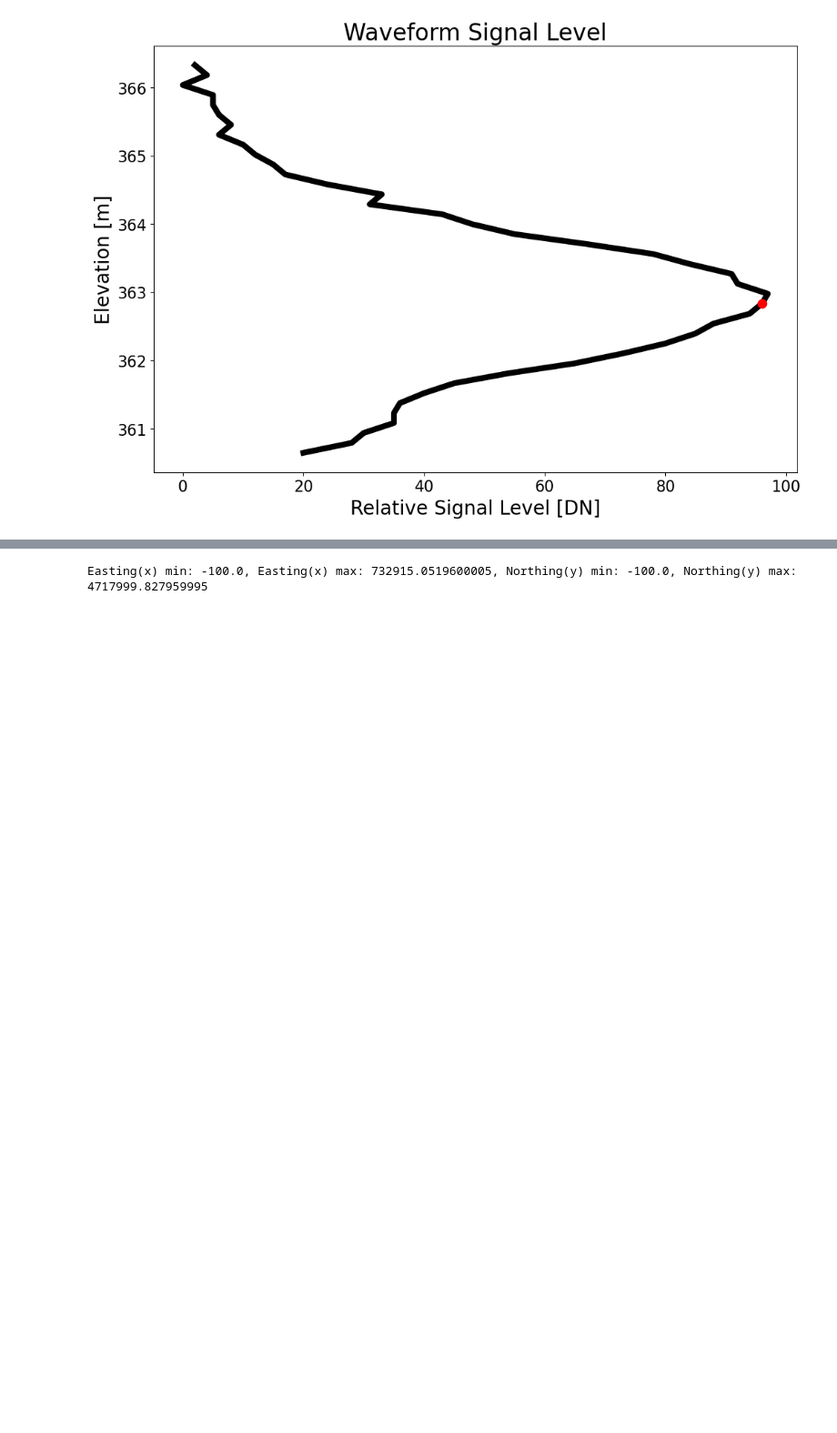
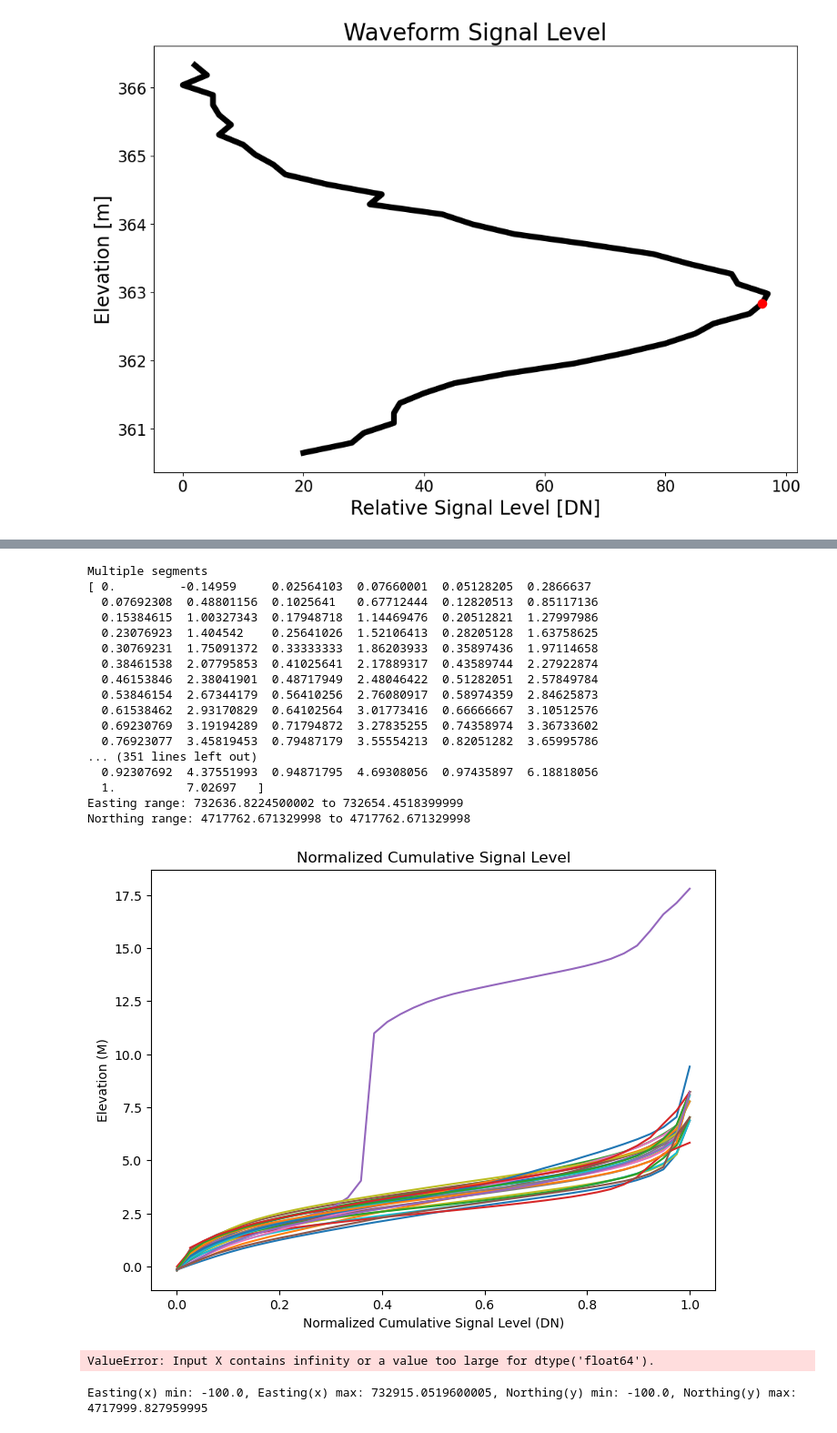
Before and after one commit to feyu39/Neon-Full-Waveform-LiDAR-Processor, a Jupyter notebook: neon_processor_one.ipynb, the cells around one changed output, grey strips where cells are left out. Shown at 91% size. Saved outputs shown, nothing was run; the diff lists cells and outputs as text; code cells hidden in the pictures; blank space fills up the shorter version.

Commit message:
Added interpolation and more k-means code, error on large datatype

```diff
--- a/neon_processor_one.ipynb
+++ b/neon_processor_one.ipynb
@@ -753,14 +754,14 @@ def normalize_cumulative_return_energy(waveform_intensity_x, waveform_elevation_
         RH_100_index = np.where(normalized_cumulative_intensity == cumulative_energy_RH_boundaries[3])
 
         # DN has no processing (raw lidar intensity)
-        plt.xlabel("Normalized Cumulative Signal level (DN)")
+        plt.xlabel("Normalized Cumulative Signal Level (DN)")
         plt.ylabel("Elevation (M)")
-        plt.title("Normalized Cumulative Return Energy")
+        plt.title("Normalized Cumulative Signal Level")
         plt.legend()
         plt.grid()
         plt.show()
     # print(f"25: {sorted_elevation[RH_25_index]}, 50: {sorted_elevation[RH_50_index]}, 75: {sorted_elevation[RH_75_index]}, 100: {sorted_elevation[RH_100_index]}")
-    # Stack along the column to feed into KMeans with [[normalized_cumulative_intensity, sorted_elevation]] and n is number of samples
-    stacked_intensity_elevation = np.stack((normalized_cumulative_intensity, sorted_elevation), axis=1)
+    # Stack along the row to feed into KMeans with [normalized_cumulative_intensity1, sorted_elevation1, normalized_cumulative_intensity2, sorted_elevation1]
+    stacked_intensity_elevation = np.stack((normalized_cumulative_intensity, sorted_elevation), axis=1).ravel()
     return stacked_intensity_elevation
 # %%
@@ -787 +786,30 @@ array([[0.0115141 , 0.        ],
+# %%
+def interpolate_waveform_values(waveform, plot):
+    # Input: 1d waveform array [norm_cum_signal_level1, elevation1...]
+    # Interpolate values so that there is 20 total cumulative signal level values from 0, 0.025, 0.05 ... 1
+    # Needed because all waveform inputs into k-means must be the same size
+
+    signal_raw_data = waveform[0::2]
+    elevation_raw_data = waveform[1::2]
+
+    # Connect the values together with straight lines (linear interpolate)
+    connected_function = interp1d(signal_raw_data, elevation_raw_data, kind='linear', fill_value="extrapolate")
+
+    # Set normalized cumulative signal levels from 0-1 with 0.025 increments
+    interpolated_signal_levels = np.linspace(0, 1, 40)
+    interpolated_elevation_levels = connected_function(interpolated_signal_levels)
+
+    if plot:
+        plt.plot(signal_raw_data, elevation_raw_data, 'o', label='Original Data')
+        plt.plot(interpolated_signal_levels, interpolated_elevation_levels, '-', label='Interpolated Data')
+        plt.xlabel('Normalized Cumulative Signal Levels')
+        plt.ylabel('Relative Elevation')
+        plt.title('Interpolation')
+        plt.legend()
+        plt.grid()
+        plt.show()
+
+    interpolated_stacked_intensity_elevation = np.stack((interpolated_signal_levels, interpolated_elevation_levels), axis=1).ravel()
+    print(interpolated_stacked_intensity_elevation)
+    return interpolated_stacked_intensity_elevation
 # %%
@@ -822,5 +889,30 @@ def k_means_cluster_cumulative_returns(waveform_start_index, waveform_finish_ind
     readbin_pls_file.close()
     readbin_wvs_file.close()
+# %%
+start = time.time()
+k_means_cluster_cumulative_returns(0, 25, list(range(1,16)), True, True)
+end = time.time()
+print(f"Processing time k-means {end - start}s")
+# %% [output]
+Multiple segments
+[ 0.         -0.14959     0.02564103  0.07660001  0.05128205  0.2866637
+  0.07692308  0.48801156  0.1025641   0.67712444  0.12820513  0.85117136
+  0.15384615  1.00327343  0.17948718  1.14469476  0.20512821  1.27997986
+  0.23076923  1.404542    0.25641026  1.52106413  0.28205128  1.63758625
+  0.30769231  1.75091372  0.33333333  1.86203933  0.35897436  1.97114658
+  0.38461538  2.07795853  0.41025641  2.17889317  0.43589744  2.27922874
+  0.46153846  2.38041901  0.48717949  2.48046422  0.51282051  2.57849784
+  0.53846154  2.67344179  0.56410256  2.76080917  0.58974359  2.84625873
+  0.61538462  2.93170829  0.64102564  3.01773416  0.66666667  3.10512576
+  0.69230769  3.19194289  0.71794872  3.27835255  0.74358974  3.36733602
+  0.76923077  3.45819453  0.79487179  3.55554213  0.82051282  3.65995786
+... (351 lines left out)
+  0.92307692  4.37551993  0.94871795  4.69308056  0.97435897  6.18818056
+  1.          7.02697   ]
+Easting range: 732636.8224500002 to 732654.4518399999
+Northing range: 4717762.671329998 to 4717762.671329998
+[figure, added]
+ValueError: Input X contains infinity or a value too large for dtype('float64').
 # %%
 # Plot data coverage
 start = time.time()
```
Also changed, not shown: parts of 5 cells of this notebook.
